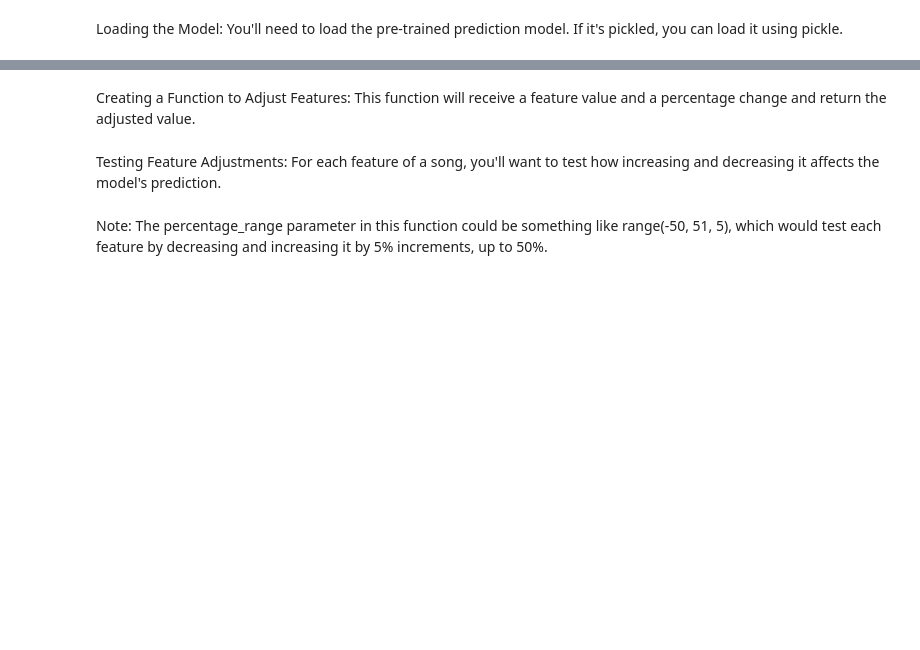
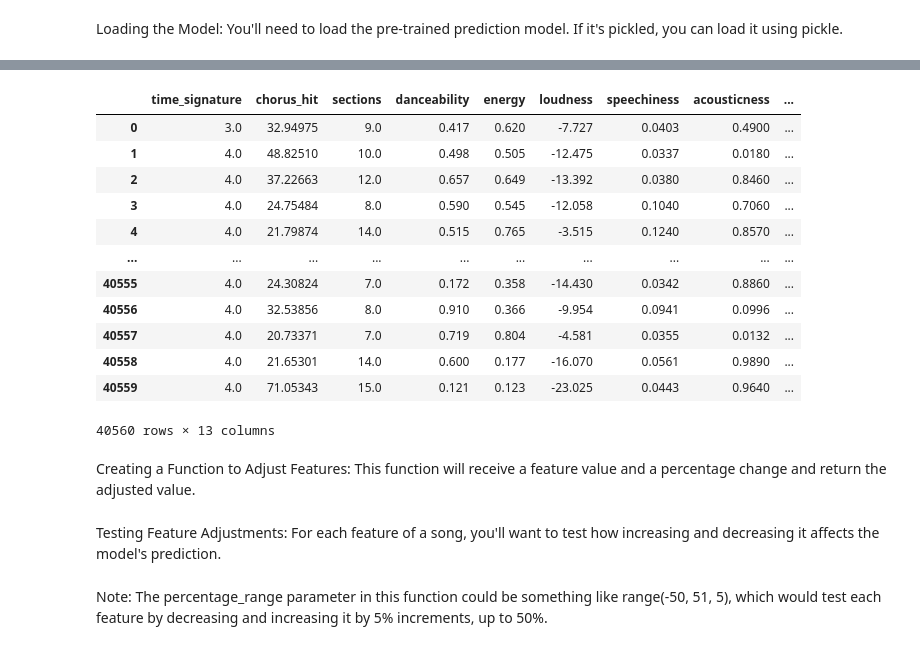
Before and after one commit to mrtz-wssl/spotify-BD, a Jupyter notebook: recommendation.ipynb, the cells around one changed output, grey strips where cells are left out. Saved outputs shown, nothing was run; the diff lists cells and outputs as text; code cells hidden in the pictures; blank space fills up the shorter version.

```diff
--- a/recommendation.ipynb
+++ b/recommendation.ipynb
@@ -93,3 +122,19 @@ TypeError: __randomstate_ctor() takes from 0 to 1 positional arguments but 2 wer
+# %%
+data
+# %% [output]
+|  | time_signature | chorus_hit | sections | danceability | energy | loudness | speechiness | acousticness | ... |
+| 0 | 3.0 | 32.94975 | 9.0 | 0.417 | 0.620 | -7.727 | 0.0403 | 0.4900 | ... |
+| 1 | 4.0 | 48.82510 | 10.0 | 0.498 | 0.505 | -12.475 | 0.0337 | 0.0180 | ... |
+| 2 | 4.0 | 37.22663 | 12.0 | 0.657 | 0.649 | -13.392 | 0.0380 | 0.8460 | ... |
+| 3 | 4.0 | 24.75484 | 8.0 | 0.590 | 0.545 | -12.058 | 0.1040 | 0.7060 | ... |
+| 4 | 4.0 | 21.79874 | 14.0 | 0.515 | 0.765 | -3.515 | 0.1240 | 0.8570 | ... |
+| ... | ... | ... | ... | ... | ... | ... | ... | ... | ... |
+| 40555 | 4.0 | 24.30824 | 7.0 | 0.172 | 0.358 | -14.430 | 0.0342 | 0.8860 | ... |
+| 40556 | 4.0 | 32.53856 | 8.0 | 0.910 | 0.366 | -9.954 | 0.0941 | 0.0996 | ... |
+| 40557 | 4.0 | 20.73371 | 7.0 | 0.719 | 0.804 | -4.581 | 0.0355 | 0.0132 | ... |
+| 40558 | 4.0 | 21.65301 | 14.0 | 0.600 | 0.177 | -16.070 | 0.0561 | 0.9890 | ... |
+| 40559 | 4.0 | 71.05343 | 15.0 | 0.121 | 0.123 | -23.025 | 0.0443 | 0.9640 | ... |
+40560 rows × 13 columns
 # %% [markdown]
 Creating a Function to Adjust Features: This function will receive a feature value and a percentage change and return the adjusted value.
 # %%
```
Also changed, not shown: parts of 5 cells of this notebook.
